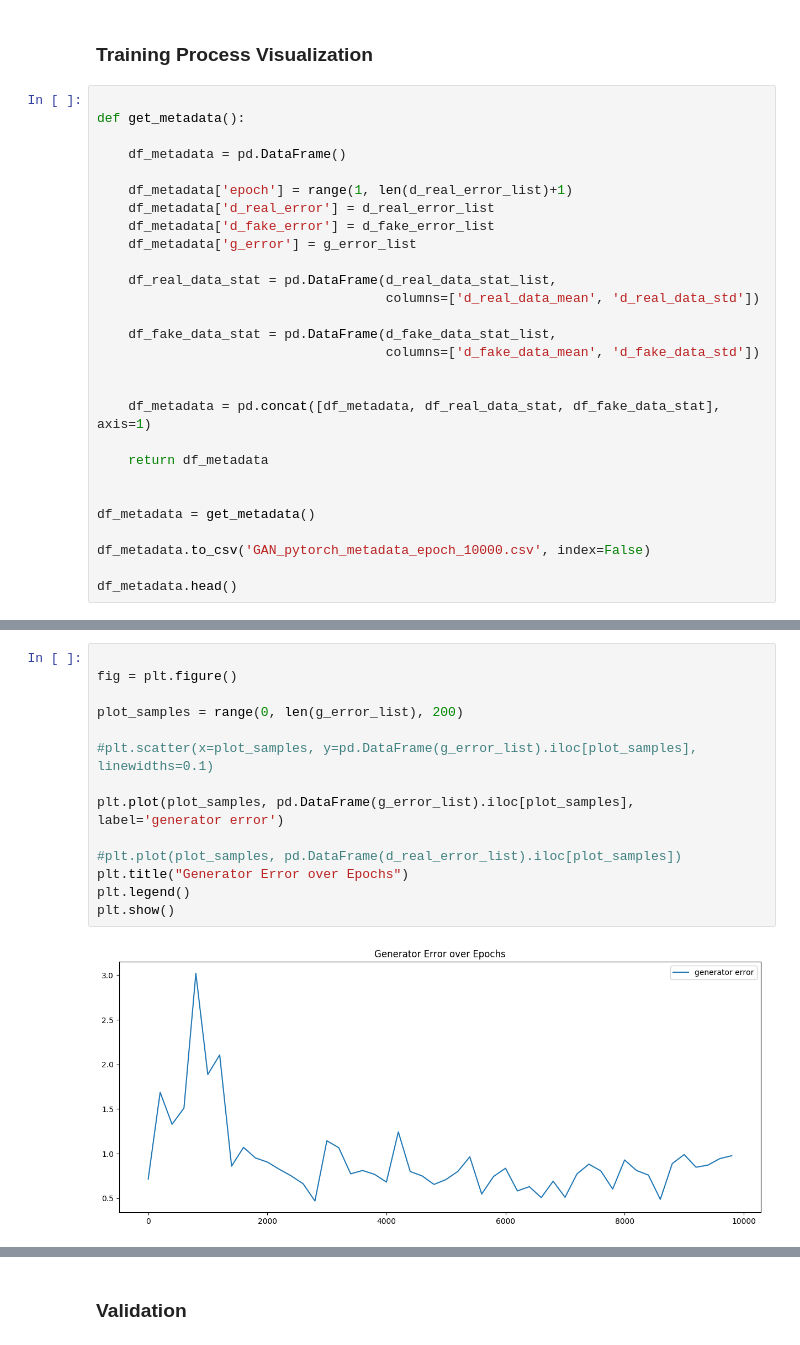
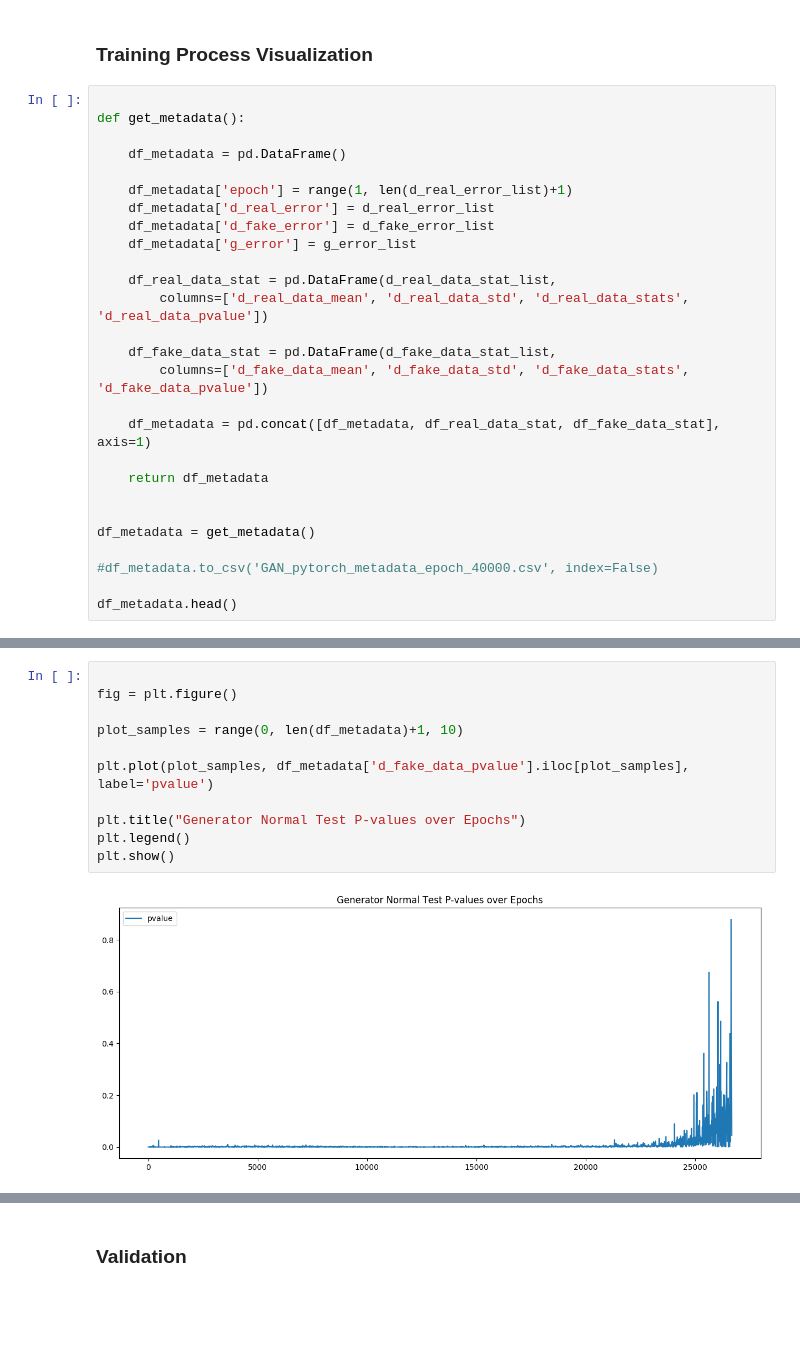
Before and after one commit to liaison/python, a Jupyter notebook: GAN_pytorch.ipynb, the cells around one changed output, grey strips where cells are left out. Drawn from its saved outputs; the diff is of its cells as text; blank space fills up the shorter version.

Commit message:
use normaltest pvalue as the threshold to stop training

```diff
--- a/GAN_pytorch.ipynb
+++ b/GAN_pytorch.ipynb
@@ -212,11 +244,10 @@ def get_metadata():
     df_metadata['g_error'] = g_error_list
 
     df_real_data_stat = pd.DataFrame(d_real_data_stat_list,
-                                     columns=['d_real_data_mean', 'd_real_data_std'])
+        columns=['d_real_data_mean', 'd_real_data_std', 'd_real_data_stats', 'd_real_data_pvalue'])
 
     df_fake_data_stat = pd.DataFrame(d_fake_data_stat_list,
-                                     columns=['d_fake_data_mean', 'd_fake_data_std'])
-
+        columns=['d_fake_data_mean', 'd_fake_data_std', 'd_fake_data_stats', 'd_fake_data_pvalue'])
 
     df_metadata = pd.concat([df_metadata, df_real_data_stat, df_fake_data_stat], axis=1)
 
@@ -225,7 +256,7 @@ def get_metadata():
 
 df_metadata = get_metadata()
 
-df_metadata.to_csv('GAN_pytorch_metadata_epoch_10000.csv', index=False)
+#df_metadata.to_csv('GAN_pytorch_metadata_epoch_40000.csv', index=False)
 
 df_metadata.head()
 # %% [output]
@@ -278,19 +309,16 @@ plt.show()
 # %%
 
 fig = plt.figure()
 
-plot_samples = range(0, len(g_error_list), 200)
+plot_samples = range(0, len(df_metadata)+1, 10)
 
-#plt.scatter(x=plot_samples, y=pd.DataFrame(g_error_list).iloc[plot_samples], linewidths=0.1)
+plt.plot(plot_samples, df_metadata['d_fake_data_pvalue'].iloc[plot_samples], label='pvalue')
 
-plt.plot(plot_samples, pd.DataFrame(g_error_list).iloc[plot_samples], label='generator error')
-
-#plt.plot(plot_samples, pd.DataFrame(d_real_error_list).iloc[plot_samples])
-plt.title("Generator Error over Epochs")
+plt.title("Generator Normal Test P-values over Epochs")
 plt.legend()
 plt.show()
 # %% [output]
-[figure, old version]
+[figure, new version]
 # %%
 fig = plt.figure()
 
```
Also changed, not shown: parts of 11 cells of this notebook.
